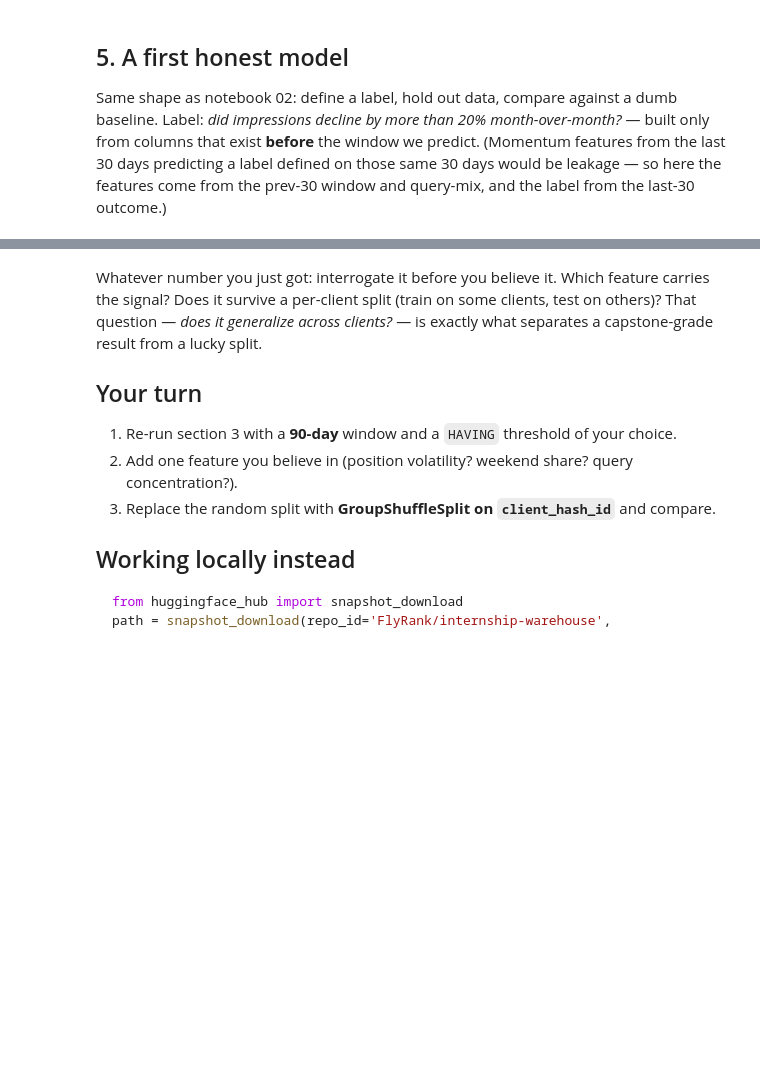
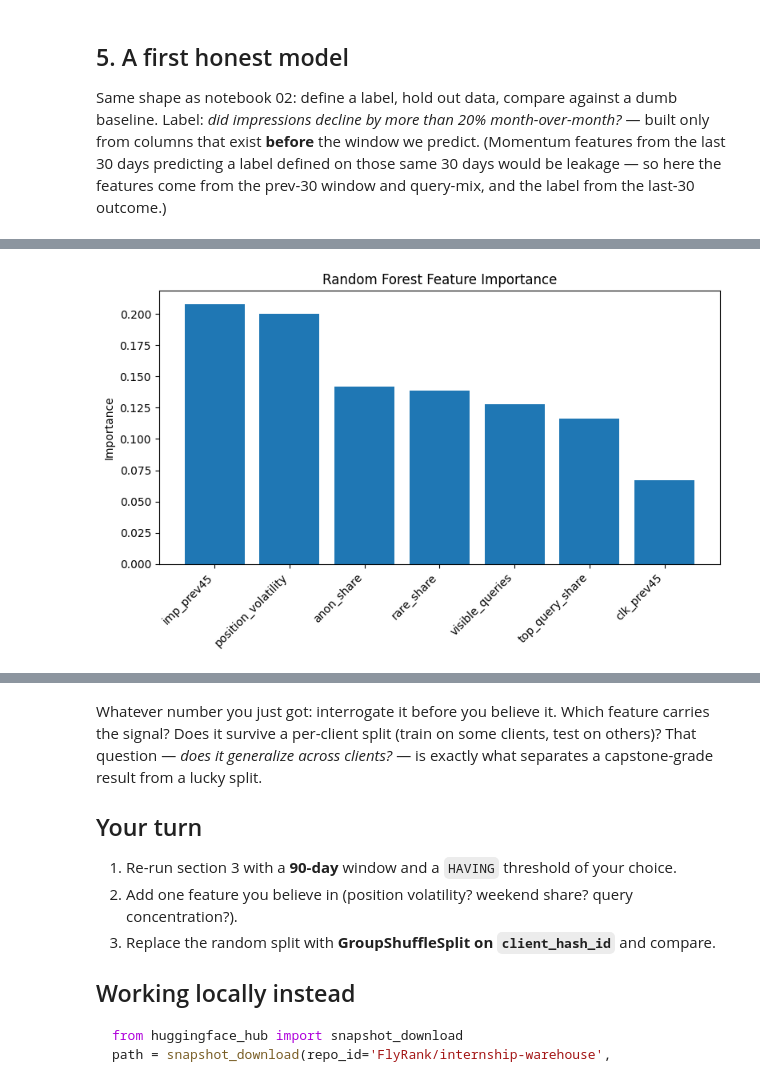
Before and after one commit to MuhammadShayan8401/flyrank-ml-internship, a Jupyter notebook: notebooks/03_working_with_the_full_release.ipynb, the cells around one changed output, grey strips where cells are left out. Drawn from its saved outputs; the diff is of its cells as text; code cells hidden in the pictures; blank space fills up the shorter version.

```diff
--- a/notebooks/03_working_with_the_full_release.ipynb
+++ b/notebooks/03_working_with_the_full_release.ipynb
@@ -154,0 +345,12 @@ print(classification_report(y_te, model.predict(X_te), digits=3))
+# %%
+import pandas as pd
+
+importance = (
+    pd.DataFrame({
+        "Feature": feature_cols,
+        "Importance": model.feature_importances_
+    })
+    .sort_values("Importance", ascending=False)
+)
+
+print(importance)
@@ -154,0 +366,12 @@ print(classification_report(y_te, model.predict(X_te), digits=3))
+# %%
+import matplotlib.pyplot as plt
+
+plt.figure(figsize=(8,5))
+plt.bar(importance["Feature"], importance["Importance"])
+plt.xticks(rotation=45, ha="right")
+plt.title("Random Forest Feature Importance")
+plt.ylabel("Importance")
+plt.tight_layout()
+plt.show()
+# %% [output]
+[figure, added]
```
Also changed, not shown: parts of 12 cells of this notebook.
